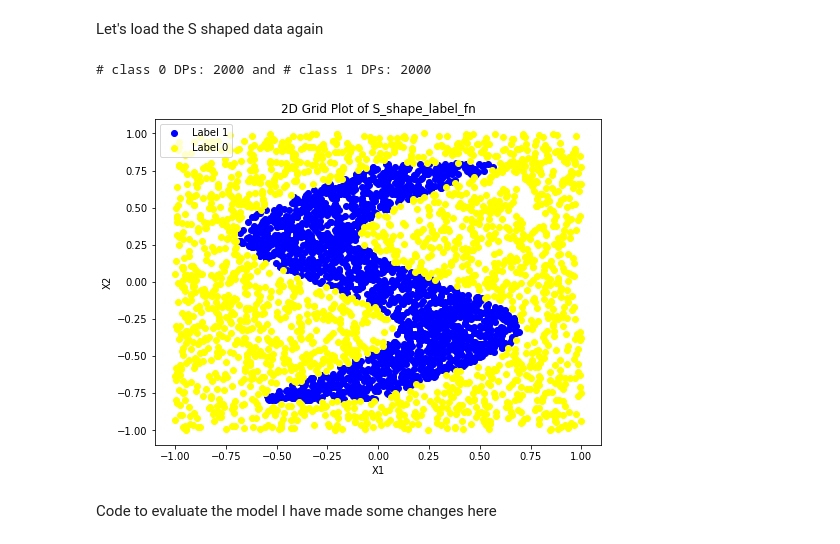
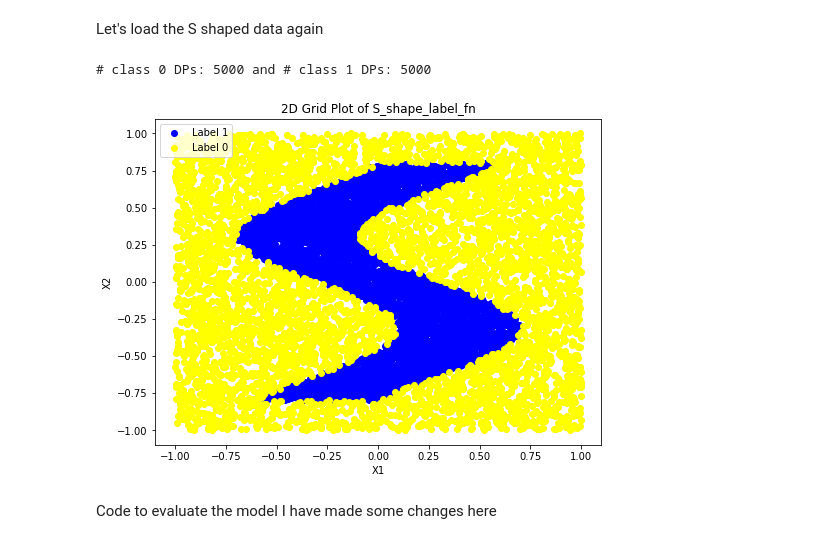
Before and after one commit to neelkanthrawat/Lipschitz_DSNN, a Jupyter notebook: trial_notebooks/test_2_magnitude.ipynb, the cells around one changed output. Cells and saved outputs as stored; diff of their text form; code cells hidden in the pictures.

```diff
--- a/trial_notebooks/test_2_magnitude.ipynb
+++ b/trial_notebooks/test_2_magnitude.ipynb
@@ -59,35 +59,35 @@ def generate_balanced_data(num_dp_per_class):
             y_data.append(y_candidate)
             num_class_0 += 1
         elif y_candidate == 1 and num_class_1 < num_dp_per_class:
             x_data.append(x_candidate)
             y_data.append(y_candidate)
             num_class_1 += 1
 
     x_data = np.vstack(x_data)
     y_data = np.concatenate(y_data)
     return x_data, y_data
 
 # Generate balanced data
-num_dp_per_class = 2000  # Number of data points per class
+num_dp_per_class = 5000  # Number of data points per class
 x_mat, y_mat = generate_balanced_data(num_dp_per_class)
 
 # Count the number of data points for each class
 num_zeros = np.count_nonzero(y_mat == 0)
 num_ones = np.count_nonzero(y_mat == 1)
 print(f"# class 0 DPs: {num_zeros} and # class 1 DPs: {num_ones}")
 
 # Plotting
 plt.figure(figsize=(8, 6))
 plt.scatter(x_mat[y_mat == 1, 0], x_mat[y_mat == 1, 1], color='blue', label='Label 1')
 plt.scatter(x_mat[y_mat == 0, 0], x_mat[y_mat == 0, 1], color='yellow', label='Label 0')
 plt.title('2D Grid Plot of S_shape_label_fn')
 plt.xlabel('X1')
 plt.ylabel('X2')
 plt.legend()
 # plt.grid(True)
 plt.show()
 # %% [output]
-# class 0 DPs: 2000 and # class 1 DPs: 2000
+# class 0 DPs: 5000 and # class 1 DPs: 5000
-[figure, old version]
+[figure, new version]
 # %%
 ### I would need this function later.
```
Also changed, not shown: parts of 26 cells of this notebook.
